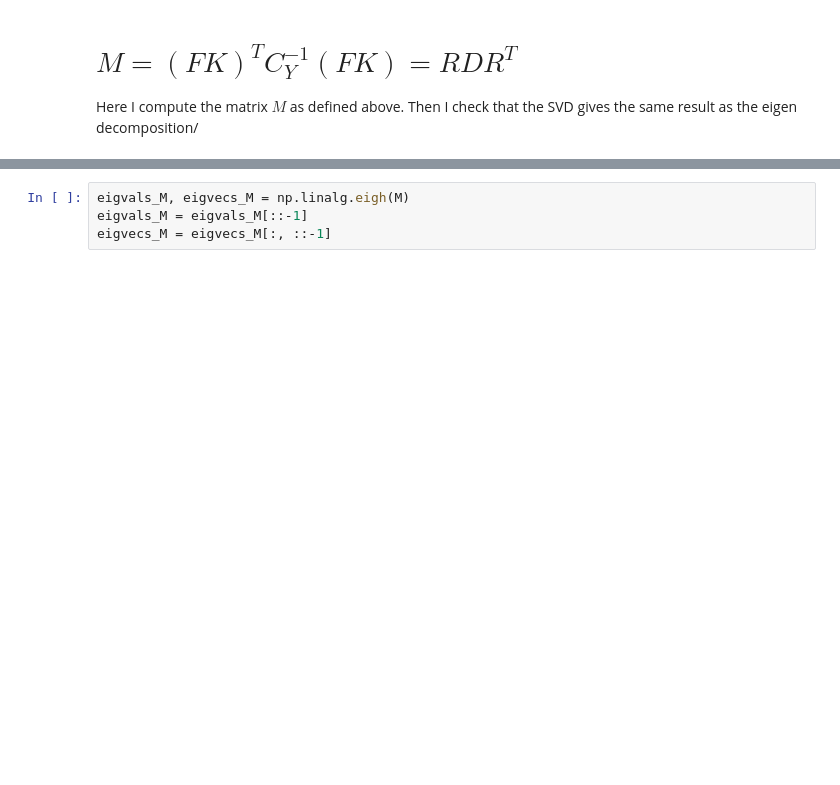
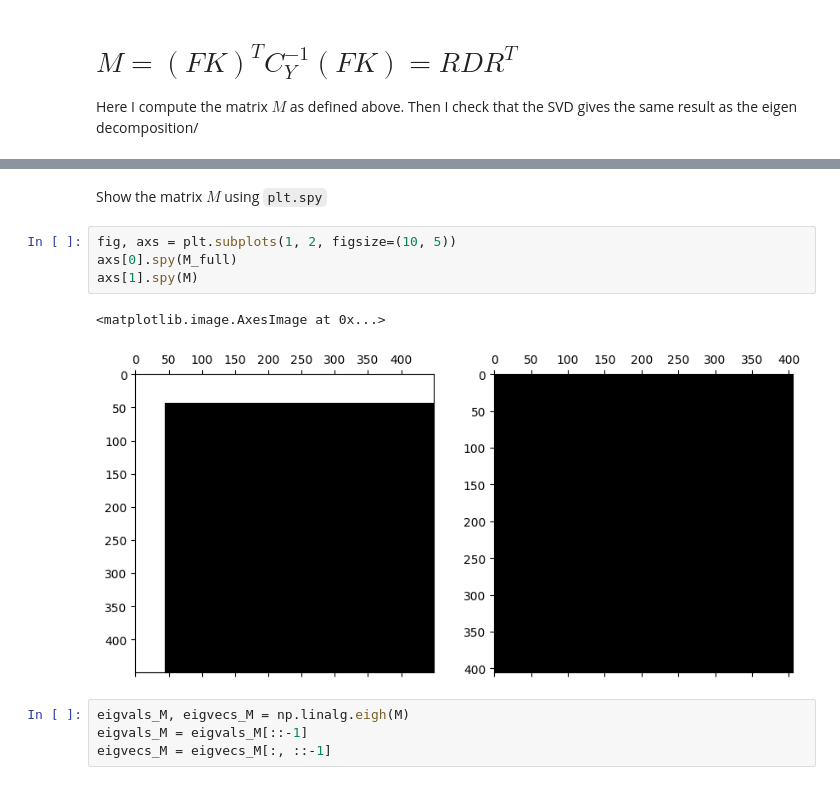
Before and after one commit to achiefa/DeepLearningTheory, a Jupyter notebook: Experiments/Integrated_solution/nnpdf/data_evolution_svd.ipynb, the cells around one changed output, grey strips where cells are left out. Cells and saved outputs as stored; diff of their text form; blank space fills up the shorter version.

```diff
--- a/Experiments/Integrated_solution/nnpdf/data_evolution_svd.ipynb
+++ b/Experiments/Integrated_solution/nnpdf/data_evolution_svd.ipynb
@@ -275,3 +288,12 @@ assert(np.allclose(M, M.T))
+# %% [markdown]
+Show the matrix $M$ using `plt.spy`
+# %%
+fig, axs = plt.subplots(1, 2, figsize=(10, 5))
+axs[0].spy(M_full)
+axs[1].spy(M)
+# %% [output]
+<matplotlib.image.AxesImage at 0x...>
+[figure, added]
 # %%
 eigvals_M, eigvecs_M = np.linalg.eigh(M)
 eigvals_M = eigvals_M[::-1]
```
Also changed, not shown: parts of 66 cells of this notebook.
